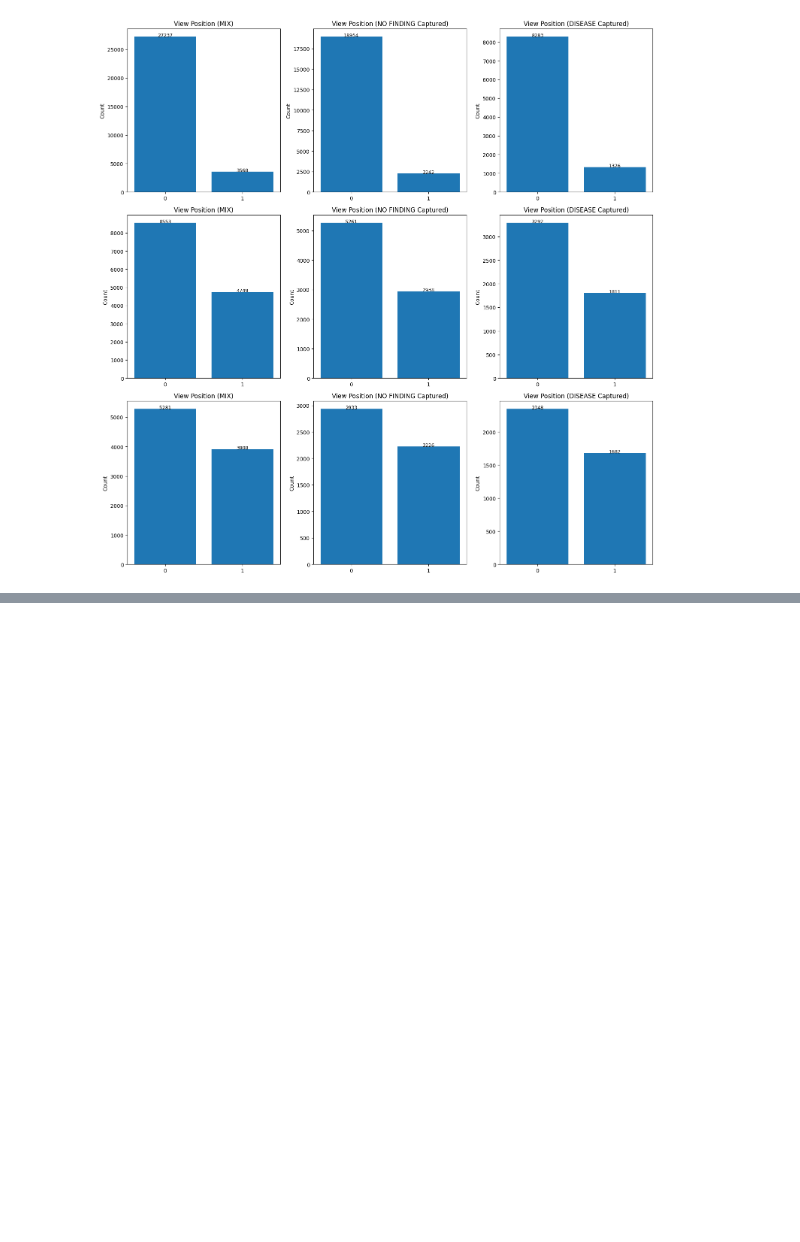
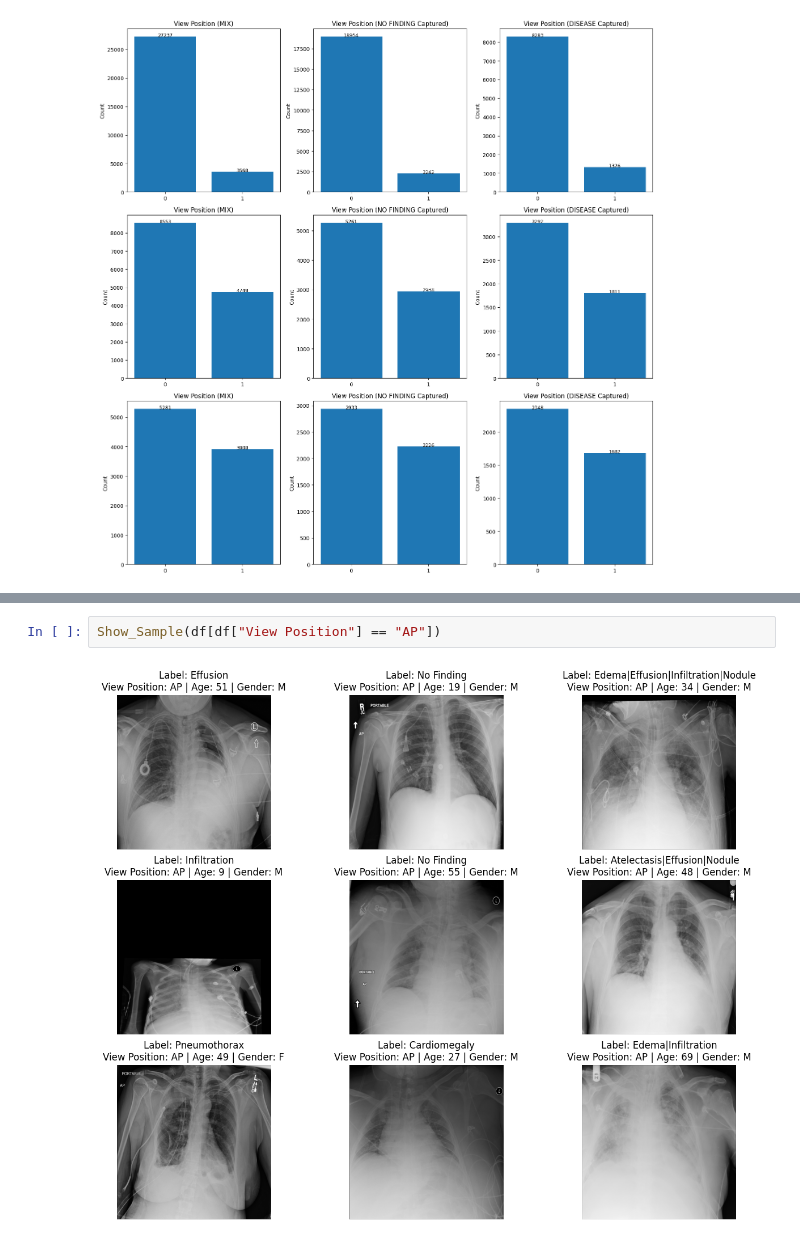
Before and after one commit to abdubakr77/chest-xray-multilabel-classification, a Jupyter notebook: notebooks/01_EDA.ipynb, the cells around one changed output, grey strips where cells are left out. Drawn from its saved outputs; the diff is of its cells as text; blank space fills up the shorter version.

```diff
--- a/notebooks/01_EDA.ipynb
+++ b/notebooks/01_EDA.ipynb
@@ -399,0 +438,4 @@ ALL_IMGS_FOLDERS
+# %%
+Show_Sample(df[df["View Position"] == "AP"])
+# %% [output]
+[figure, added]
```
Also changed, not shown: parts of 5 cells of this notebook.
